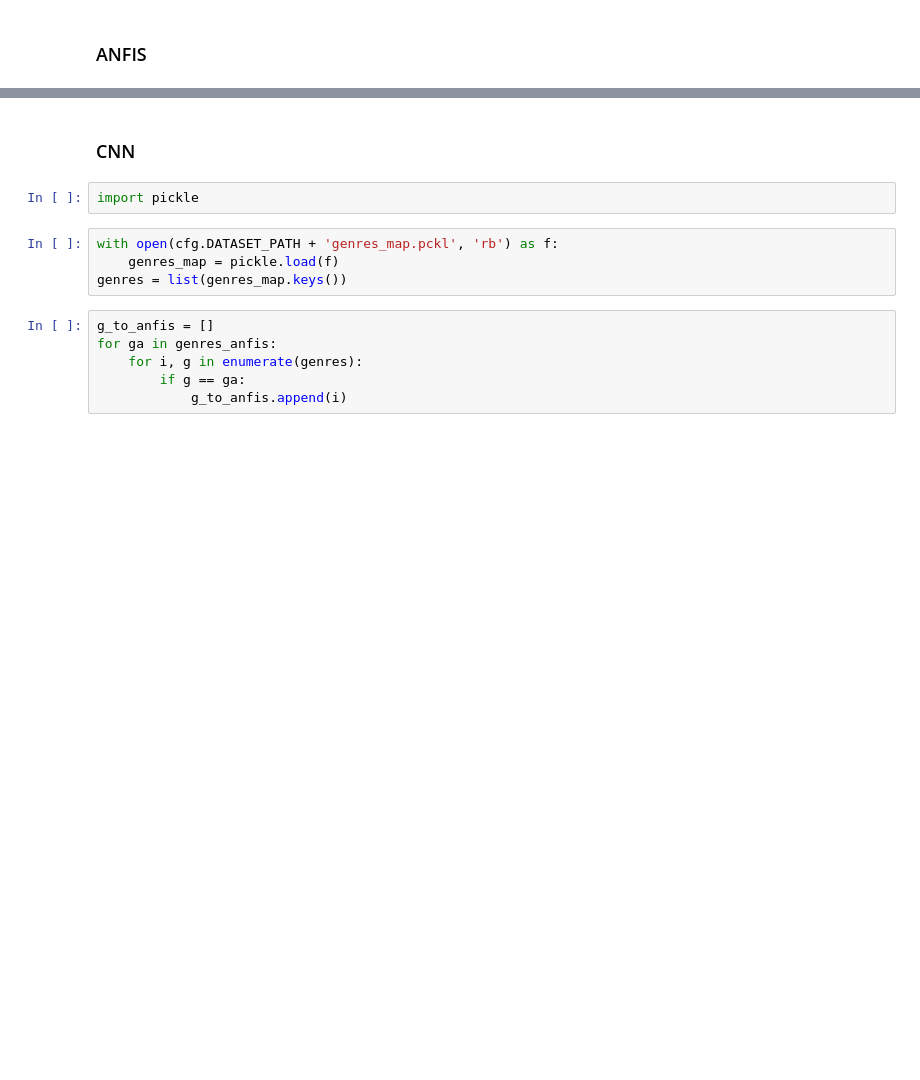
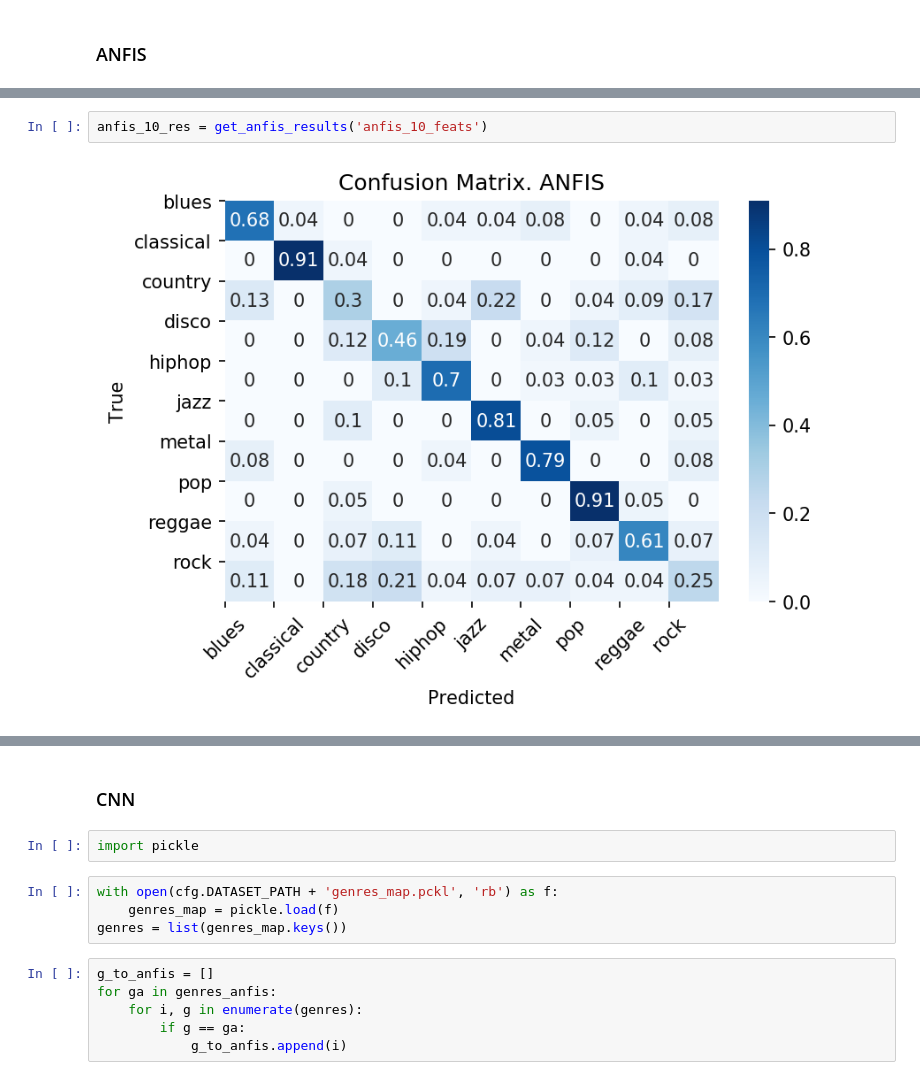
Before and after one commit to Hadryan/MusicGenreClassification3, a Jupyter notebook: Notebooks/ResultsNotebook.ipynb, the cells around one changed output, grey strips where cells are left out. Saved outputs shown, nothing was run; the diff lists cells and outputs as text; blank space fills up the shorter version.

```diff
--- a/Notebooks/ResultsNotebook.ipynb
+++ b/Notebooks/ResultsNotebook.ipynb
@@ -57,0 +147,4 @@ plot_cm(target, preds, genres_anfis, title='Confusion Matrix. ANFIS')
+# %%
+anfis_10_res = get_anfis_results('anfis_10_feats')
+# %% [output]
+[figure, added]
```
Also changed, not shown: parts of 47 cells of this notebook, 2 other files.
